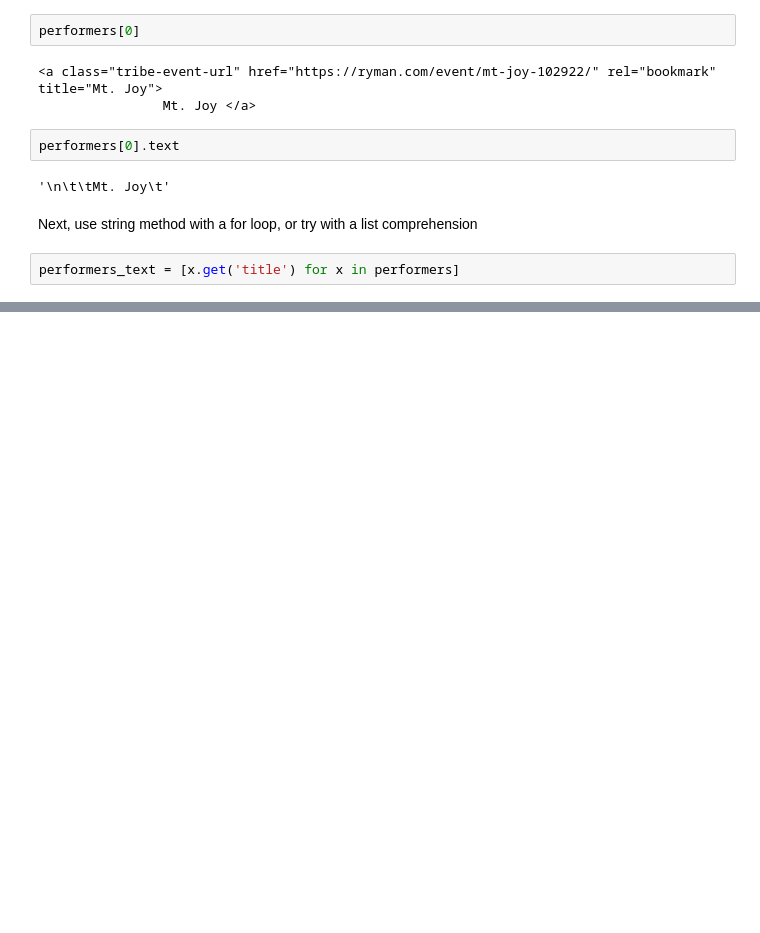
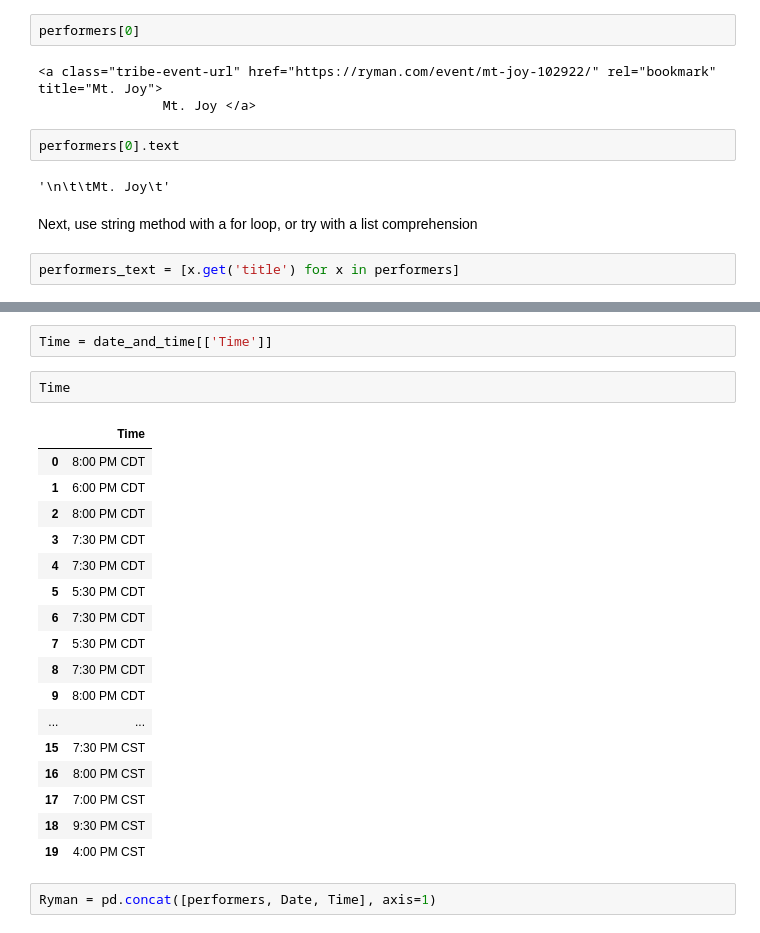
Before and after one commit to NSS-Data-Analytics-Cohort-7/web-scraping-ryman-Tara-Nicole-Data, a Jupyter notebook: notebooks/Ryman Webscraping.ipynb, the cells around one changed output, grey strips where cells are left out. Drawn from its saved outputs; the diff is of its cells as text; blank space fills up the shorter version.

```diff
--- a/notebooks/Ryman Webscraping.ipynb
+++ b/notebooks/Ryman Webscraping.ipynb
@@ -216,0 +261,24 @@ date_and_time
+# %%
+Time = date_and_time[['Time']]
+# %%
+Time
+# %% [output]
+|  | Time |
+| 0 | 8:00 PM CDT |
+| 1 | 6:00 PM CDT |
+| 2 | 8:00 PM CDT |
+| 3 | 7:30 PM CDT |
+| 4 | 7:30 PM CDT |
+| 5 | 5:30 PM CDT |
+| 6 | 7:30 PM CDT |
+| 7 | 5:30 PM CDT |
+| 8 | 7:30 PM CDT |
+| 9 | 8:00 PM CDT |
+| ... | ... |
+| 15 | 7:30 PM CST |
+| 16 | 8:00 PM CST |
+| 17 | 7:00 PM CST |
+| 18 | 9:30 PM CST |
+| 19 | 4:00 PM CST |
+# %%
+Ryman = pd.concat([performers, Date, Time], axis=1)
```
Also changed, not shown: parts of 27 cells of this notebook.
